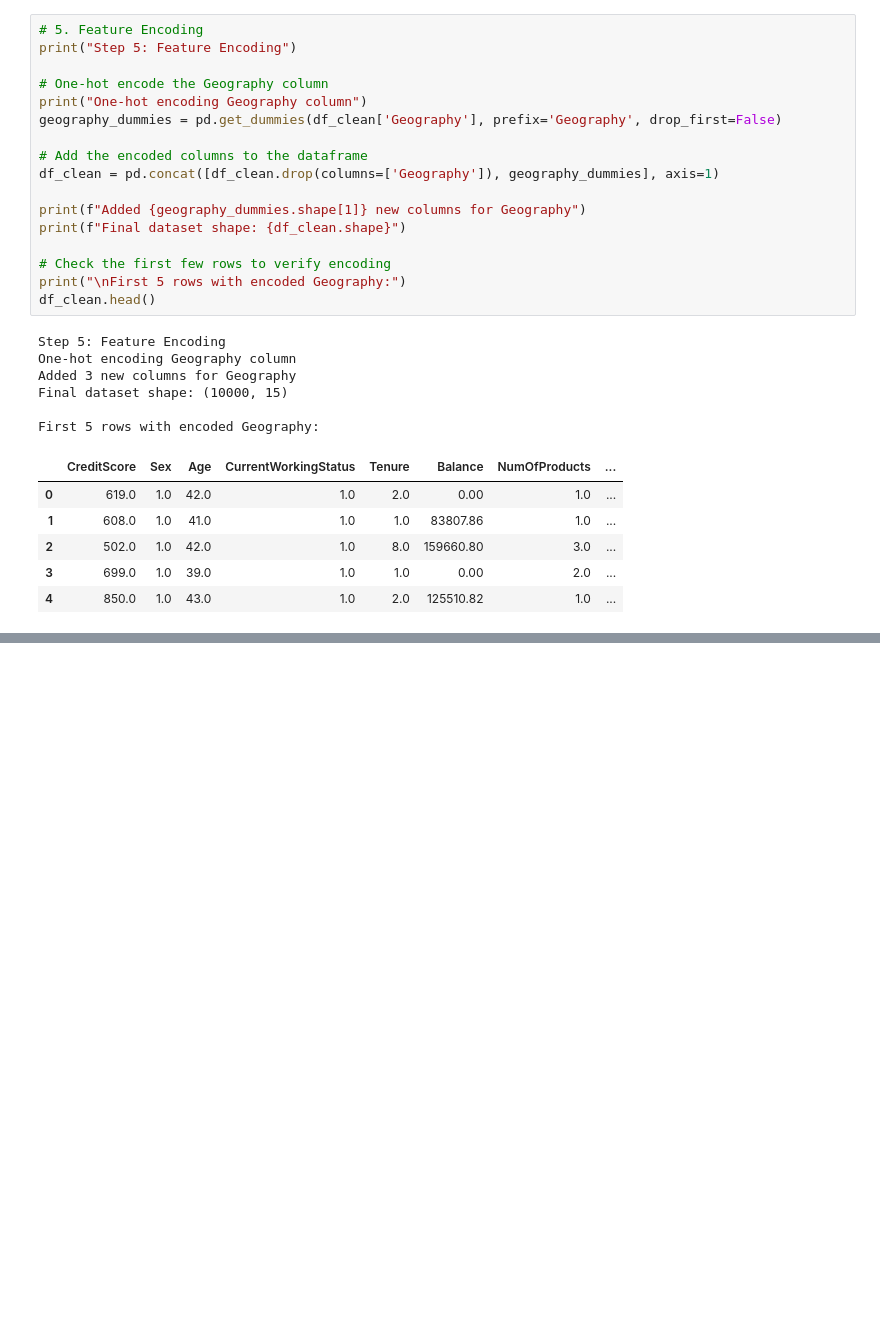
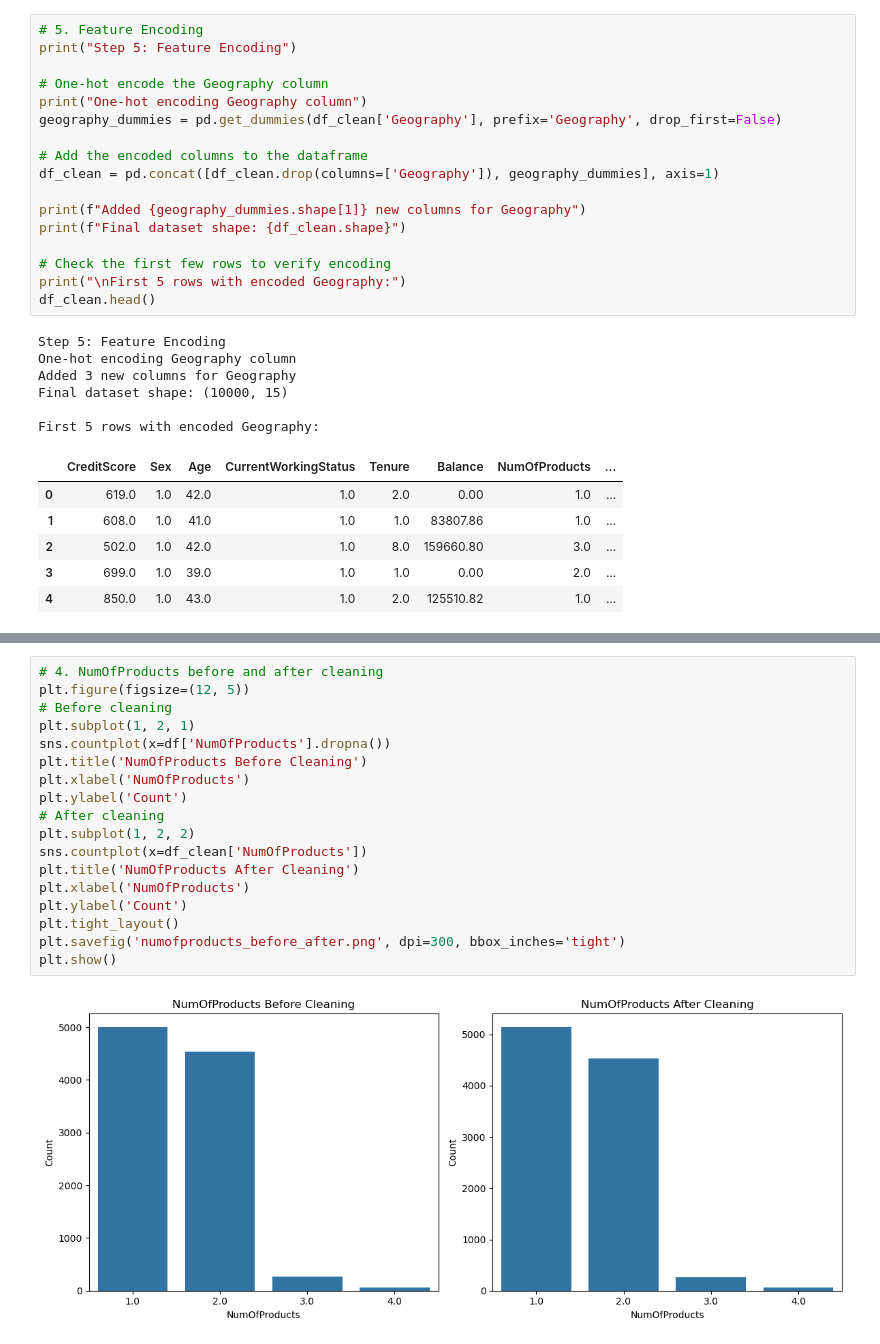
Before and after one commit to idrcmatre/churn-prediction-ml, a Jupyter notebook: Data Cleaning.ipynb, the cells around one changed output, grey strips where cells are left out. Saved outputs shown, nothing was run; the diff lists cells and outputs as text; blank space fills up the shorter version.

```diff
--- a/Data Cleaning.ipynb
+++ b/Data Cleaning.ipynb
@@ -381,0 +530,20 @@ First 5 rows with encoded Geography:
+# %%
+# 4. NumOfProducts before and after cleaning
+plt.figure(figsize=(12, 5))
+# Before cleaning
+plt.subplot(1, 2, 1)
+sns.countplot(x=df['NumOfProducts'].dropna())
+plt.title('NumOfProducts Before Cleaning')
+plt.xlabel('NumOfProducts')
+plt.ylabel('Count')
+# After cleaning
+plt.subplot(1, 2, 2)
+sns.countplot(x=df_clean['NumOfProducts'])
+plt.title('NumOfProducts After Cleaning')
+plt.xlabel('NumOfProducts')
+plt.ylabel('Count')
+plt.tight_layout()
+plt.savefig('numofproducts_before_after.png', dpi=300, bbox_inches='tight')
+plt.show()
+# %% [output]
+[figure, added]
```
Also changed, not shown: parts of 8 cells of this notebook.
